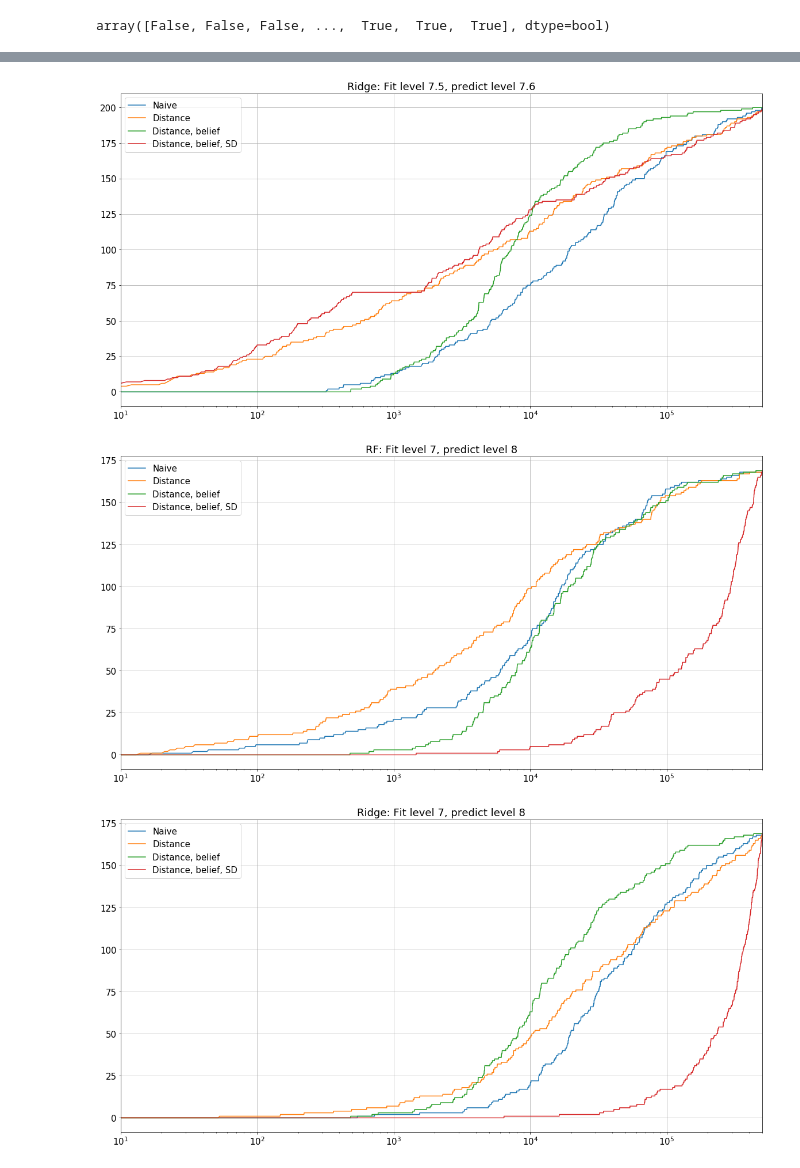
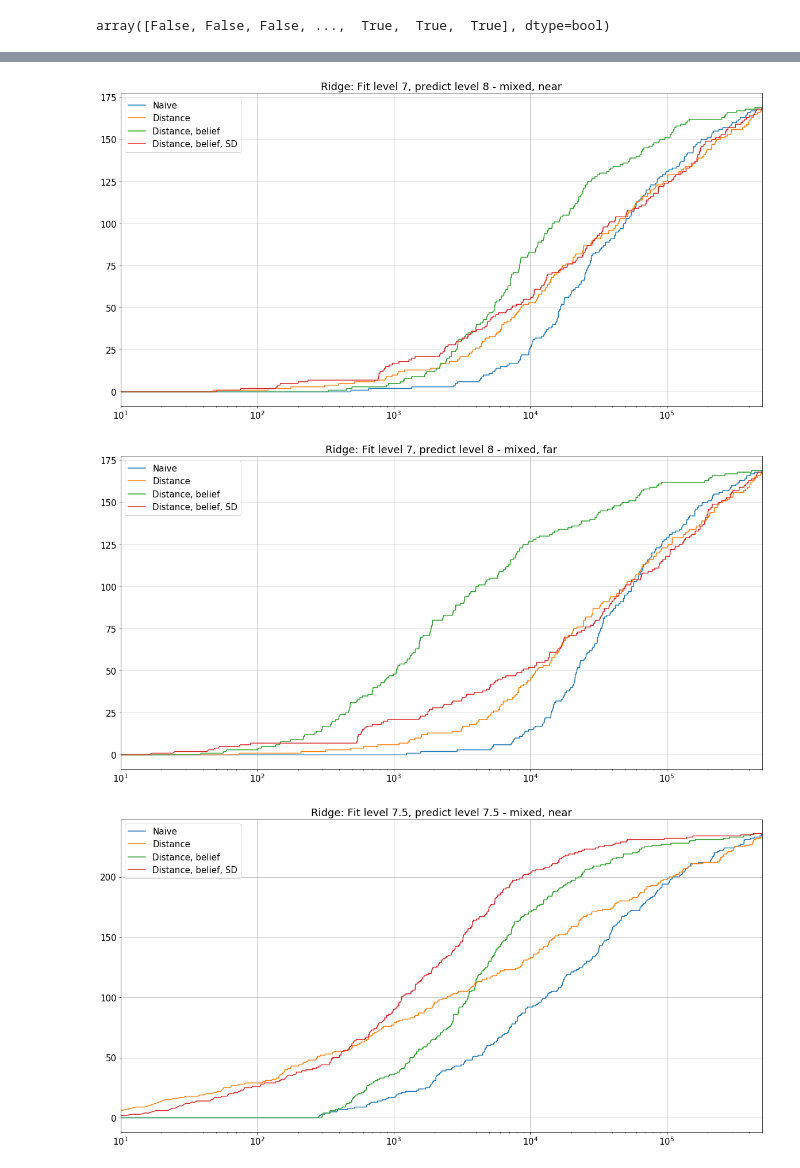
Before and after one commit to owatson/PenalizedPrediction, a Jupyter notebook: MalariaFinal.ipynb, the cells around one changed output, grey strips where cells are left out. Saved outputs shown, nothing was run; the diff lists cells and outputs as text; code cells hidden in the pictures.

```diff
--- a/MalariaFinal.ipynb
+++ b/MalariaFinal.ipynb
@@ -1013,36 +1037,36 @@ _ = plt.xlim(10, 5e5)
 # %%
-plt.title('Ridge: Fit level 7.5, predict level 7.6')
-plot(run_experiment_full(test_method='basic', method='ridge')[0][::-1].cumsum(), label='Naive')
-plot(run_experiment_full(test_method='beliefed_acc', method='ridge')[0][::-1].cumsum(), label='Distance')
-plot(run_experiment_full(test_method='beliefed_fa', method='ridge')[0][::-1].cumsum(), label='Distance, belief')
-plot(run_experiment_full(method='ridge')[0][::-1].cumsum(), label='Distance, belief, SD')
+plt.title('Ridge: Fit level 7, predict level 8 - mixed, near')
+plot(run_experiment_full(method='ridge', test_method='basic',  level_predict=8, level_fit=7, file_choice='near')[0][::-1].cumsum(), label='Naive')
+plot(run_experiment_full(method='ridge', test_method='beliefed_acc',  level_predict=8, level_fit=7, file_choice='near')[0][::-1].cumsum(), label='Distance')
+plot(run_experiment_full(method='ridge', test_method='beliefed_fa',  level_predict=8, level_fit=7, file_choice='near')[0][::-1].cumsum(), label='Distance, belief')
+plot(run_experiment_full(method='ridge', level_predict=8, level_fit=7, dist='mixed', file_choice='near')[0][::-1].cumsum(), label='Distance, belief, SD')
 legend(loc='best')
 plt.xscale('log')
 grid(True)
 _ = plt.xlim(10, 5e5)
 # %% [output]
-[figure, old version]
+[figure, new version]
 # %%
-plt.title('RF: Fit level 7, predict level 8')
-plot(run_experiment_full(test_method='basic',  level_predict=8, level_fit=7)[0][::-1].cumsum(), label='Naive')
-plot(run_experiment_full(test_method='beliefed_acc',  level_predict=8, level_fit=7)[0][::-1].cumsum(), label='Distance')
-plot(run_experiment_full(test_method='beliefed_fa',  level_predict=8, level_fit=7)[0][::-1].cumsum(), label='Distance, belief')
-plot(run_experiment_full(level_predict=8, level_fit=7)[0][::-1].cumsum(), label='Distance, belief, SD')
+plt.title('Ridge: Fit level 7, predict level 8 - mixed, far')
+plot(run_experiment_full(method='ridge', test_method='basic',  level_predict=8, level_fit=7, file_choice='far')[0][::-1].cumsum(), label='Naive')
+plot(run_experiment_full(method='ridge', test_method='beliefed_acc',  level_predict=8, level_fit=7, file_choice='far')[0][::-1].cumsum(), label='Distance')
+plot(run_experiment_full(method='ridge', test_method='beliefed_fa',  level_predict=8, level_fit=7, file_choice='far')[0][::-1].cumsum(), label='Distance, belief')
+plot(run_experiment_full(method='ridge', level_predict=8, level_fit=7, dist='mixed', file_choice='far')[0][::-1].cumsum(), label='Distance, belief, SD')
 legend(loc='best')
 plt.xscale('log')
 grid(True)
 _ = plt.xlim(10, 5e5)
 # %% [output]
-[figure, old version]
+[figure, new version]
 # %%
-plt.title('Ridge: Fit level 7, predict level 8')
-plot(run_experiment_full(test_method='basic',  level_predict=8, level_fit=7, method='ridge')[0][::-1].cumsum(), label='Naive')
-plot(run_experiment_full(test_method='beliefed_acc',  level_predict=8, level_fit=7, method='ridge')[0][::-1].cumsum(), label='Distance')
-plot(run_experiment_full(test_method='beliefed_fa',  level_predict=8, level_fit=7, method='ridge')[0][::-1].cumsum(), label='Distance, belief')
-plot(run_experiment_full(level_predict=8, level_fit=7, method='ridge')[0][::-1].cumsum(), label='Distance, belief, SD')
+plt.title('Ridge: Fit level 7.5, predict level 7.5 - mixed, near')
+plot(run_experiment_full(method='ridge',test_method='basic',  level_predict=7.5, level_fit=7.5, file_choice='near')[0][::-1].cumsum(), label='Naive')
+plot(run_experiment_full(method='ridge',test_method='beliefed_acc',  level_predict=7.5, level_fit=7.5, file_choice='near')[0][::-1].cumsum(), label='Distance')
+plot(run_experiment_full(method='ridge',test_method='beliefed_fa',  level_predict=7.5, level_fit=7.5, file_choice='near')[0][::-1].cumsum(), label='Distance, belief')
+plot(run_experiment_full(method='ridge',level_predict=7.5, level_fit=7.5, dist='mixed', file_choice='near')[0][::-1].cumsum(), label='Distance, belief, SD')
 legend(loc='best')
 plt.xscale('log')
 grid(True)
 _ = plt.xlim(10, 5e5)
 # %% [output]
-[figure, old version]
+[figure, new version]
```
Also changed, not shown: parts of 35 cells of this notebook, 2 other files.
